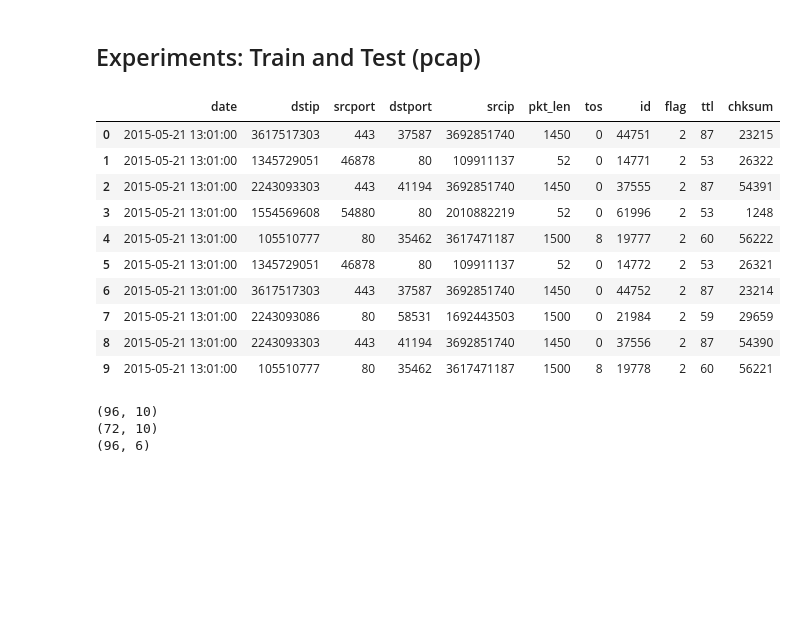
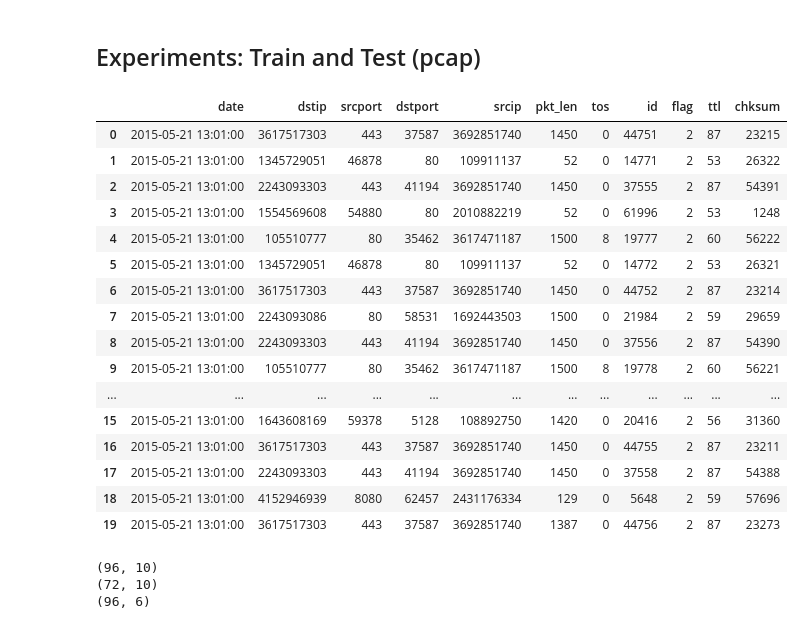
Before and after one commit to koseoyoung/Informer2020, a Jupyter notebook: Informer_with_pcap.ipynb, the cells around one changed output. Drawn from its saved outputs; the diff is of its cells as text; code cells hidden in the pictures; blank space fills up the shorter version.

```diff
--- a/Informer_with_pcap.ipynb
+++ b/Informer_with_pcap.ipynb
@@ -225,19 +225,25 @@ args.data_path = 'updated_pcap.csv'
 
 df = pd.read_csv(os.path.join(args.root_path, args.data_path))
 # %%
-df.head(10)
+df.head(20)
 # %% [output]
 |  | date | dstip | srcport | dstport | srcip | pkt_len | tos | id | flag | ttl | chksum |
 | 0 | 2015-05-21 13:01:00 | 3617517303 | 443 | 37587 | 3692851740 | 1450 | 0 | 44751 | 2 | 87 | 23215 |
 | 1 | 2015-05-21 13:01:00 | 1345729051 | 46878 | 80 | 109911137 | 52 | 0 | 14771 | 2 | 53 | 26322 |
 | 2 | 2015-05-21 13:01:00 | 2243093303 | 443 | 41194 | 3692851740 | 1450 | 0 | 37555 | 2 | 87 | 54391 |
 | 3 | 2015-05-21 13:01:00 | 1554569608 | 54880 | 80 | 2010882219 | 52 | 0 | 61996 | 2 | 53 | 1248 |
 | 4 | 2015-05-21 13:01:00 | 105510777 | 80 | 35462 | 3617471187 | 1500 | 8 | 19777 | 2 | 60 | 56222 |
 | 5 | 2015-05-21 13:01:00 | 1345729051 | 46878 | 80 | 109911137 | 52 | 0 | 14772 | 2 | 53 | 26321 |
 | 6 | 2015-05-21 13:01:00 | 3617517303 | 443 | 37587 | 3692851740 | 1450 | 0 | 44752 | 2 | 87 | 23214 |
 | 7 | 2015-05-21 13:01:00 | 2243093086 | 80 | 58531 | 1692443503 | 1500 | 0 | 21984 | 2 | 59 | 29659 |
 | 8 | 2015-05-21 13:01:00 | 2243093303 | 443 | 41194 | 3692851740 | 1450 | 0 | 37556 | 2 | 87 | 54390 |
 | 9 | 2015-05-21 13:01:00 | 105510777 | 80 | 35462 | 3617471187 | 1500 | 8 | 19778 | 2 | 60 | 56221 |
+| ... | ... | ... | ... | ... | ... | ... | ... | ... | ... | ... | ... |
+| 15 | 2015-05-21 13:01:00 | 1643608169 | 59378 | 5128 | 108892750 | 1420 | 0 | 20416 | 2 | 56 | 31360 |
+| 16 | 2015-05-21 13:01:00 | 3617517303 | 443 | 37587 | 3692851740 | 1450 | 0 | 44755 | 2 | 87 | 23211 |
+| 17 | 2015-05-21 13:01:00 | 2243093303 | 443 | 41194 | 3692851740 | 1450 | 0 | 37558 | 2 | 87 | 54388 |
+| 18 | 2015-05-21 13:01:00 | 4152946939 | 8080 | 62457 | 2431176334 | 129 | 0 | 5648 | 2 | 59 | 57696 |
+| 19 | 2015-05-21 13:01:00 | 3617517303 | 443 | 37587 | 3692851740 | 1387 | 0 | 44756 | 2 | 87 | 23273 |
 # %%
 '''
 We set 'HULL' as target instead of 'OT'
```
Also changed, not shown: parts of 4 cells of this notebook.
